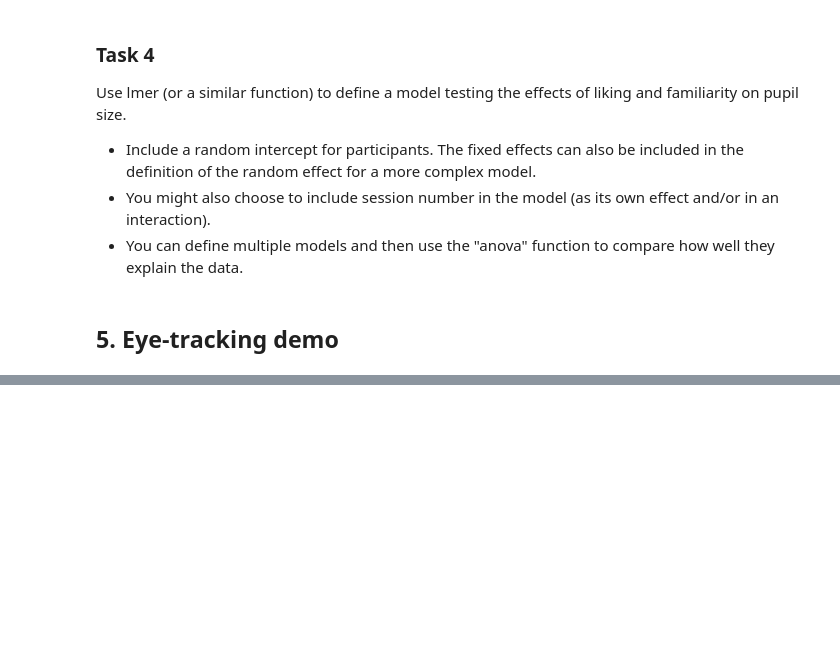
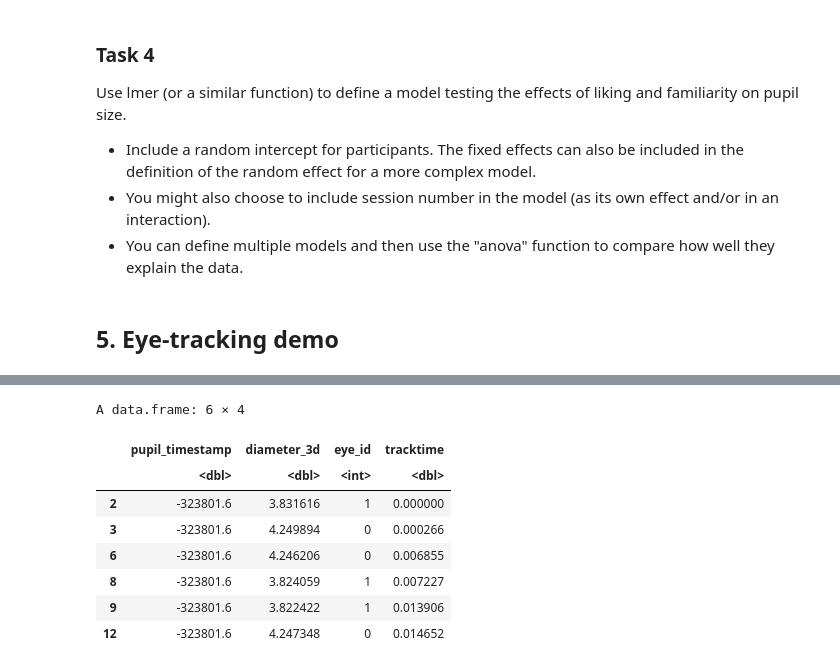
Before and after one commit to laurabishop/MusicDiscoveryPupil, a Jupyter notebook: MusicDiscoveryPhysiology.ipynb, the cells around one changed output, grey strips where cells are left out. Drawn from its saved outputs; the diff is of its cells as text; code cells hidden in the pictures; blank space fills up the shorter version.

```diff
--- a/MusicDiscoveryPhysiology.ipynb
+++ b/MusicDiscoveryPhysiology.ipynb
@@ -691,4 +711,15 @@ demo <- read.csv("DemoData.csv")
 # %%
-only_3d <- demo[grepl("3d", demo$method), ]
-only_3d$trialtime <- with(only_3d, pupil_timestamp - pupil_timestamp[1])
+only_3d <- demo[grepl("3d", demo$method), c("pupil_timestamp", "diameter_3d", "eye_id")]
+only_3d$tracktime <- with(only_3d, pupil_timestamp - pupil_timestamp[1])
+head(only_3d)
+# %% [output]
+A data.frame: 6 × 4
+|  | pupil_timestamp | diameter_3d | eye_id | tracktime |
+|  | <dbl> | <dbl> | <int> | <dbl> |
+| 2 | -323801.6 | 3.831616 | 1 | 0.000000 |
+| 3 | -323801.6 | 4.249894 | 0 | 0.000266 |
+| 6 | -323801.6 | 4.246206 | 0 | 0.006855 |
+| 8 | -323801.6 | 3.824059 | 1 | 0.007227 |
+| 9 | -323801.6 | 3.822422 | 1 | 0.013906 |
+| 12 | -323801.6 | 4.247348 | 0 | 0.014652 |
 # %%
```
Also changed, not shown: parts of 4 cells of this notebook.
